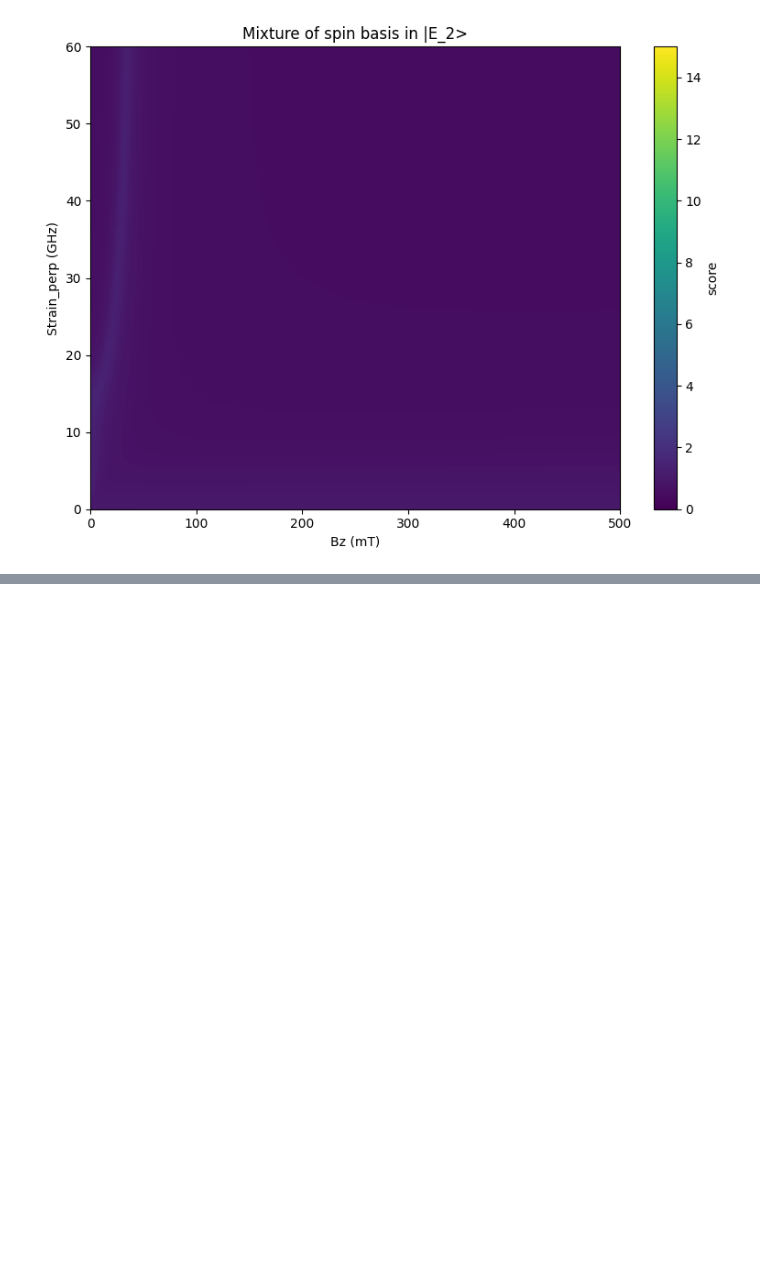
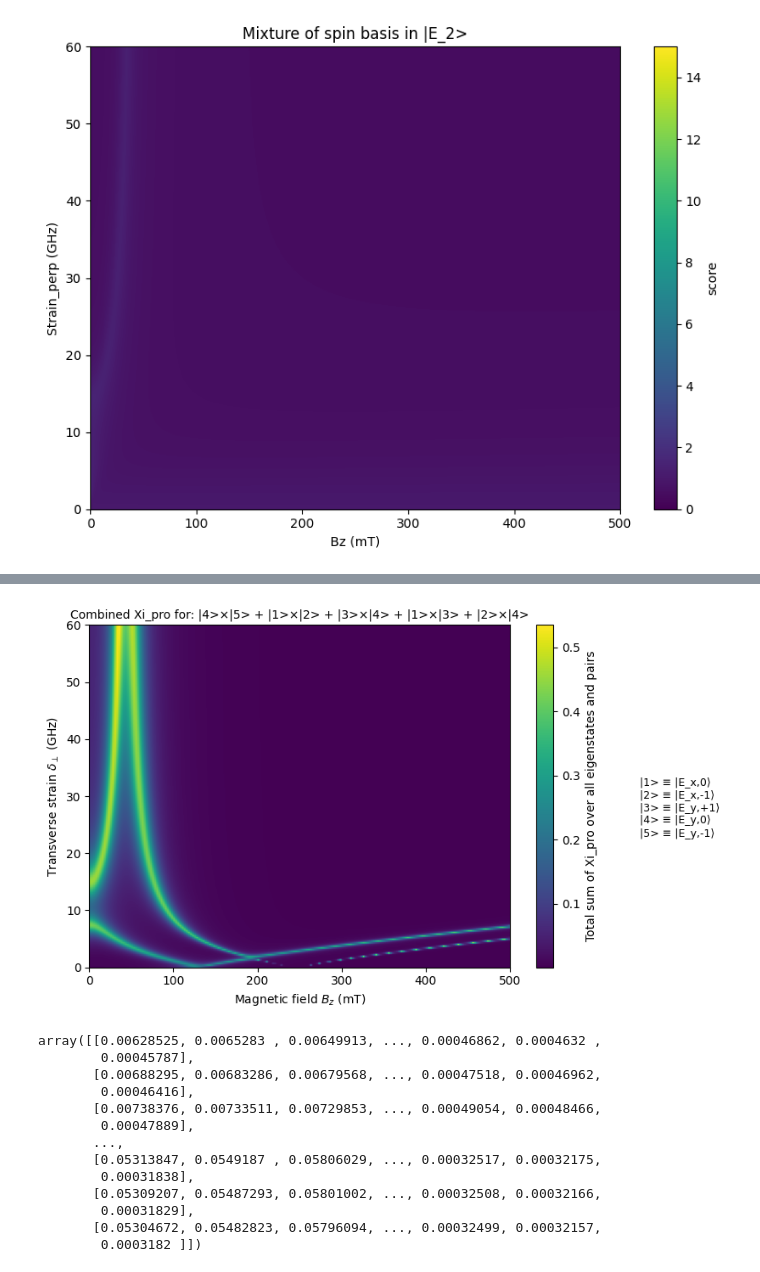
Before and after one commit to Risei412/EIT, a Jupyter notebook: Inte_mapping of spin state .ipynb, the cells around one changed output, grey strips where cells are left out. Saved outputs shown, nothing was run; the diff lists cells and outputs as text; code cells hidden in the pictures; blank space fills up the shorter version.

```diff
--- a/Inte_mapping of spin state .ipynb
+++ b/Inte_mapping of spin state .ipynb
@@ -216,0 +436,20 @@ for spinbasis in range(6):
+# %%
+strain_perp_values = np.linspace(0, 60e9, 200)
+Bz_values = np.linspace(0, 5000e-4, 200)
+selected_pairs = [(4, 5), (1, 2), (3, 4), (1,3), (2,4)]
+map_spin_basis_combined(selected_pairs, strain_perp_values, Bz_values)
+# %% [output]
+[figure, added]
+array([[0.00628525, 0.0065283 , 0.00649913, ..., 0.00046862, 0.0004632 ,
+        0.00045787],
+       [0.00688295, 0.00683286, 0.00679568, ..., 0.00047518, 0.00046962,
+        0.00046416],
+       [0.00738376, 0.00733511, 0.00729853, ..., 0.00049054, 0.00048466,
+        0.00047889],
+       ...,
+       [0.05313847, 0.0549187 , 0.05806029, ..., 0.00032517, 0.00032175,
+        0.00031838],
+       [0.05309207, 0.05487293, 0.05801002, ..., 0.00032508, 0.00032166,
+        0.00031829],
+       [0.05304672, 0.05482823, 0.05796094, ..., 0.00032499, 0.00032157,
+        0.0003182 ]])
```
Also changed, not shown: parts of 11 cells of this notebook.
